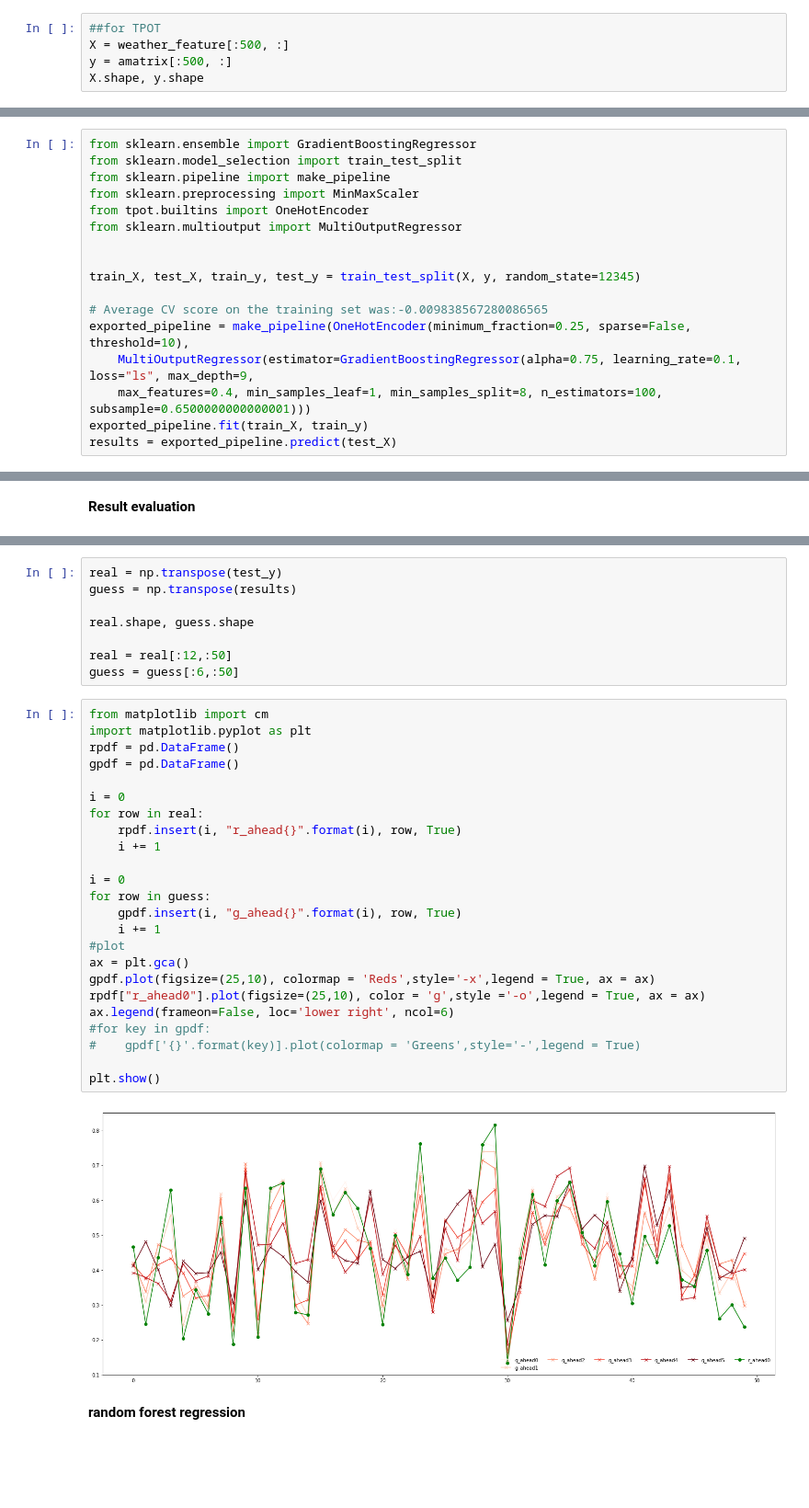
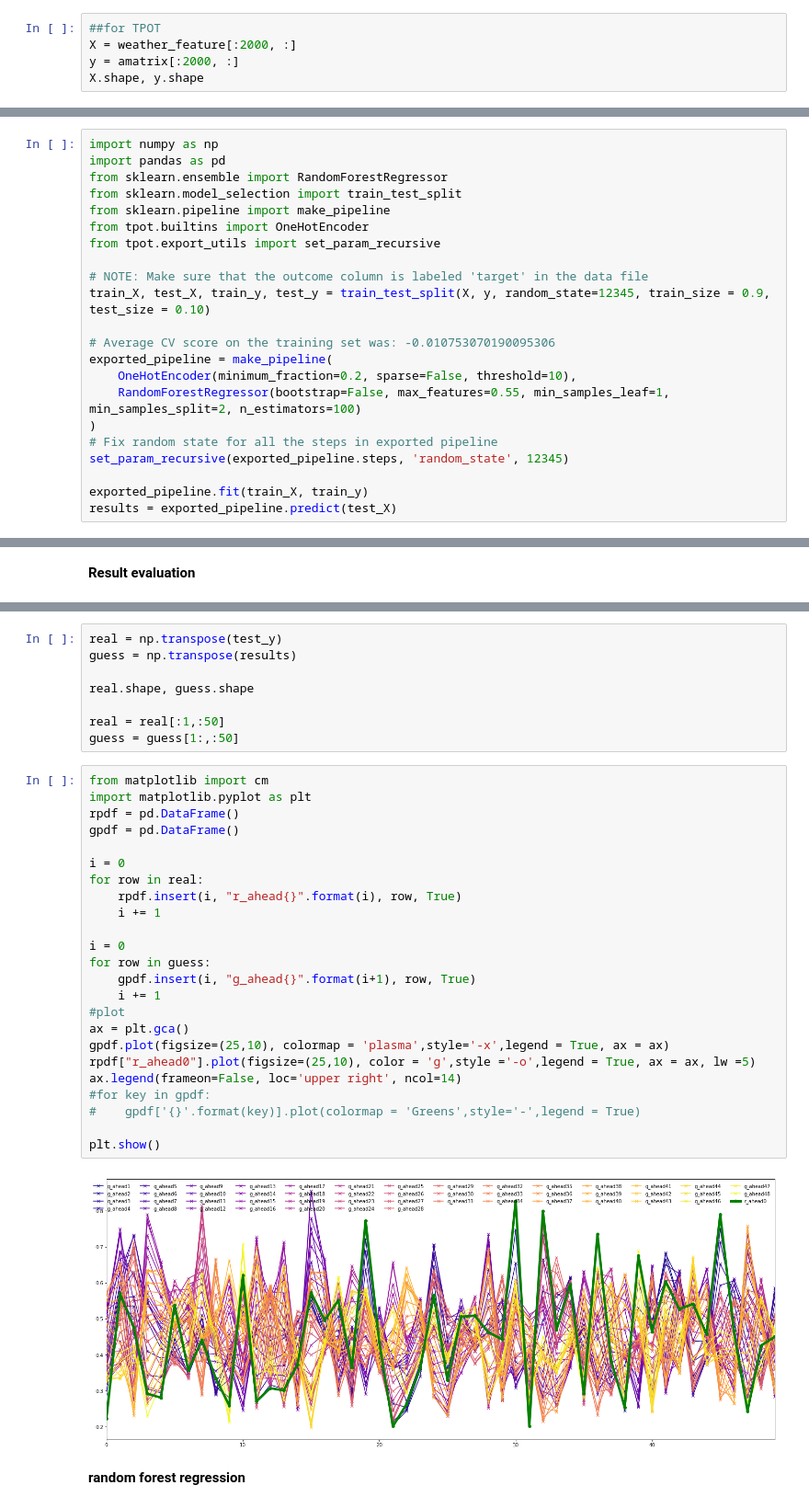
Before and after one commit to charlesfu4/MT, a Jupyter notebook: hourly_forecast.ipynb, the cells around one changed output, grey strips where cells are left out. Shown at 92% size. Drawn from its saved outputs; the diff is of its cells as text; blank space fills up the shorter version.

Commit message:
all regressors added

```diff
--- a/hourly_forecast.ipynb
+++ b/hourly_forecast.ipynb
@@ -197,7 +197,7 @@ X.shape, y.shape
 ((100, 384), (100, 49))
 # %%
 ##for TPOT
-X = weather_feature[:500, :]
-y = amatrix[:500, :]
+X = weather_feature[:2000, :]
+y = amatrix[:2000, :]
 X.shape, y.shape
 # %% [output]
@@ -238,20 +239,25 @@ Best pipeline: MultiOutputRegressor(OneHotEncoder(input_matrix, minimum_fraction
 # %%
 tpot_reg.export("400.py")
 # %%
-from sklearn.ensemble import GradientBoostingRegressor
+import numpy as np
+import pandas as pd
+from sklearn.ensemble import RandomForestRegressor
 from sklearn.model_selection import train_test_split
 from sklearn.pipeline import make_pipeline
-from sklearn.preprocessing import MinMaxScaler
 from tpot.builtins import OneHotEncoder
-from sklearn.multioutput import MultiOutputRegressor
+from tpot.export_utils import set_param_recursive
 
+# NOTE: Make sure that the outcome column is labeled 'target' in the data file
+train_X, test_X, train_y, test_y = train_test_split(X, y, random_state=12345, train_size = 0.9, test_size = 0.10)
 
-train_X, test_X, train_y, test_y = train_test_split(X, y, random_state=12345)
+# Average CV score on the training set was: -0.010753070190095306
+exported_pipeline = make_pipeline(
+    OneHotEncoder(minimum_fraction=0.2, sparse=False, threshold=10),
+    RandomForestRegressor(bootstrap=False, max_features=0.55, min_samples_leaf=1, min_samples_split=2, n_estimators=100)
+)
+# Fix random state for all the steps in exported pipeline
+set_param_recursive(exported_pipeline.steps, 'random_state', 12345)
 
-# Average CV score on the training set was:-0.009838567280086565
-exported_pipeline = make_pipeline(OneHotEncoder(minimum_fraction=0.25, sparse=False, threshold=10),
-    MultiOutputRegressor(estimator=GradientBoostingRegressor(alpha=0.75, learning_rate=0.1, loss="ls", max_depth=9,
-    max_features=0.4, min_samples_leaf=1, min_samples_split=8, n_estimators=100, subsample=0.6500000000000001)))
 exported_pipeline.fit(train_X, train_y)
 results = exported_pipeline.predict(test_X)
 # %%
@@ -272,34 +278,34 @@ guess = np.transpose(results)
 
 real.shape, guess.shape
 
-real = real[:12,:50]
-guess = guess[:6,:50]
+real = real[:1,:50]
+guess = guess[1:,:50]
 # %%
 from matplotlib import cm
 import matplotlib.pyplot as plt
 rpdf = pd.DataFrame()
 gpdf = pd.DataFrame()
 
 i = 0
 for row in real:
     rpdf.insert(i, "r_ahead{}".format(i), row, True)
     i += 1
 
 i = 0
 for row in guess:
-    gpdf.insert(i, "g_ahead{}".format(i), row, True)
+    gpdf.insert(i, "g_ahead{}".format(i+1), row, True)
     i += 1
 #plot
 ax = plt.gca()
-gpdf.plot(figsize=(25,10), colormap = 'Reds',style='-x',legend = True, ax = ax)
-rpdf["r_ahead0"].plot(figsize=(25,10), color = 'g',style ='-o',legend = True, ax = ax)
-ax.legend(frameon=False, loc='lower right', ncol=6)
+gpdf.plot(figsize=(25,10), colormap = 'plasma',style='-x',legend = True, ax = ax)
+rpdf["r_ahead0"].plot(figsize=(25,10), color = 'g',style ='-o',legend = True, ax = ax, lw =5)
+ax.legend(frameon=False, loc='upper right', ncol=14)
 #for key in gpdf:
 #    gpdf['{}'.format(key)].plot(colormap = 'Greens',style='-',legend = True)
 
 plt.show()
 # %% [output]
-[figure, old version]
+[figure, new version]
 # %% [markdown]
 
 
```
Also changed, not shown: parts of 4 cells of this notebook, 1 other file.
